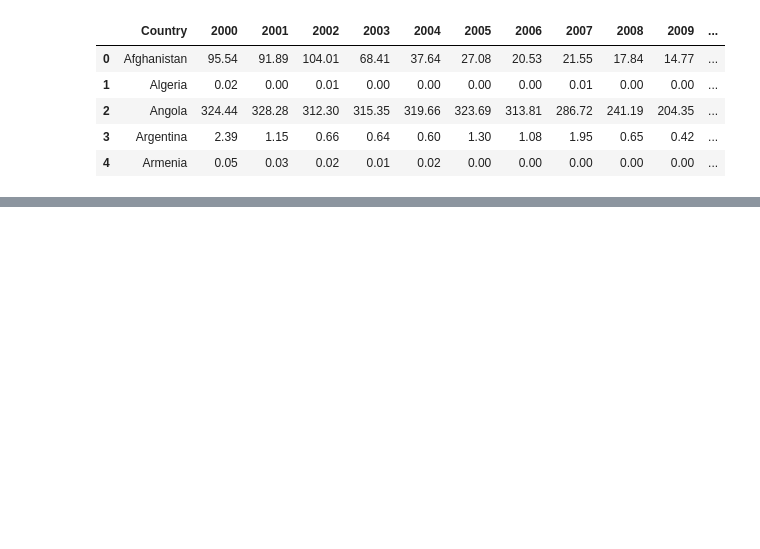
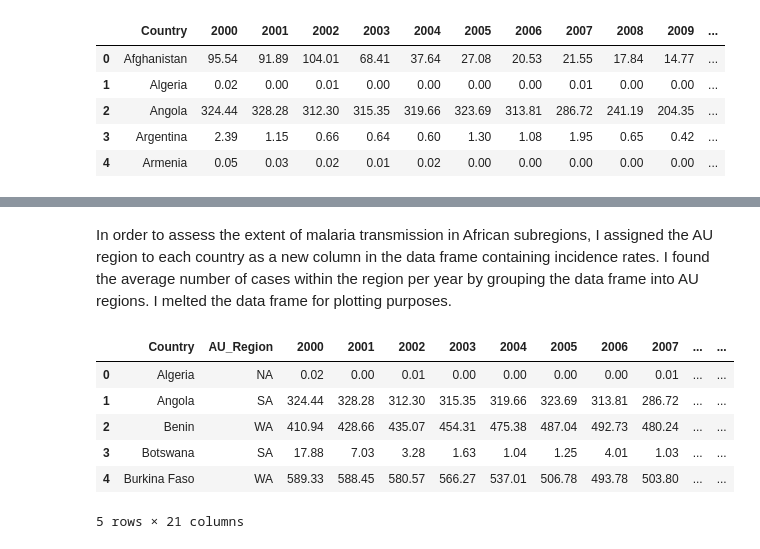
Before and after one commit to tanyaedwards/Malaria-EDA, a Jupyter notebook: Malaria_DataCleaning.ipynb, the cells around one changed output, grey strips where cells are left out. Drawn from its saved outputs; the diff is of its cells as text; code cells hidden in the pictures; blank space fills up the shorter version.

```diff
--- a/Malaria_DataCleaning.ipynb
+++ b/Malaria_DataCleaning.ipynb
@@ -189,11 +62,0 @@ fig8.write_image('Figures/line/Inc_Malaria_AURegion.jpg')
-# %%
-#Plotting cases by selected African region (Plotly)
-Africa_REGIONS_name=['SA','EA','CA','NA','WA']
-for name in Africa_REGIONS_name:
-    inc_cases_africa_select = inc_cases_africa[inc_cases_africa['AU_Region']==name]
-    inc_cases_africa_select = pd.melt(inc_cases_africa_select, id_vars=['Country'], value_vars=years_list_inc,
-                                      var_name='Year', value_name='Inc_Cases')
-    fig13 = px.line(inc_cases_africa_select, x='Year', y='Inc_Cases', color='Country',
-                    title='Incidence rate of Malaria in Selected Region ({})'.format(name),
-                    range_y=[0,600], labels={'Inc_Cases':'Incidence of Malaria Cases (Number/1000 people at risk)'})
-    fig13.write_image('Figures/line/Selected_Region_{}.jpg'.format(name))
@@ -274,0 +269,20 @@ fig3.write_image('Figures/bar/Inc_Malaria_AfricanCountries.jpg')
+# %% [markdown]
+In order to assess the extent of malaria transmission in African subregions, I assigned the AU region to each country as a new column in the data frame containing incidence rates. I found the average number of cases within the region per year by grouping the data frame into AU regions. I melted the data frame for plotting purposes.
+# %%
+#Assiging AU region to each African country
+inc_cases_africa_regionlist=[]
+for country in inc_cases_africa_countrylist:
+    for region,countries in AU_Dict.items():
+        if country in countries:
+            inc_cases_africa_regionlist.append(region)
+inc_cases_africa.insert(1,'AU_Region',inc_cases_africa_regionlist,True)
+
+inc_cases_africa.head()
+# %% [output]
+|  | Country | AU_Region | 2000 | 2001 | 2002 | 2003 | 2004 | 2005 | 2006 | 2007 | ... | ... |
+| 0 | Algeria | NA | 0.02 | 0.00 | 0.01 | 0.00 | 0.00 | 0.00 | 0.00 | 0.01 | ... | ... |
+| 1 | Angola | SA | 324.44 | 328.28 | 312.30 | 315.35 | 319.66 | 323.69 | 313.81 | 286.72 | ... | ... |
+| 2 | Benin | WA | 410.94 | 428.66 | 435.07 | 454.31 | 475.38 | 487.04 | 492.73 | 480.24 | ... | ... |
+| 3 | Botswana | SA | 17.88 | 7.03 | 3.28 | 1.63 | 1.04 | 1.25 | 4.01 | 1.03 | ... | ... |
+| 4 | Burkina Faso | WA | 589.33 | 588.45 | 580.57 | 566.27 | 537.01 | 506.78 | 493.78 | 503.80 | ... | ... |
+5 rows × 21 columns
```
Also changed, not shown: parts of 75 cells of this notebook, 3 other files.
